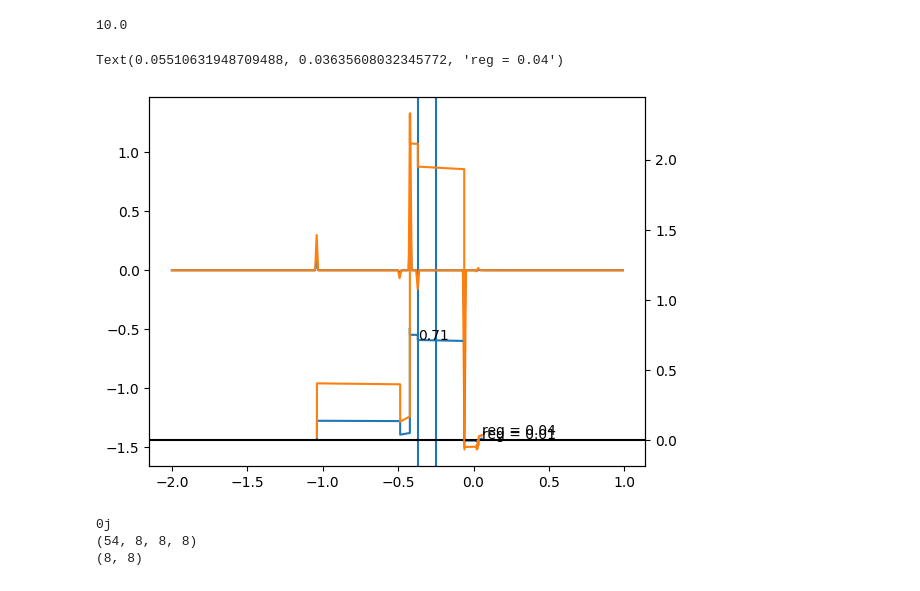
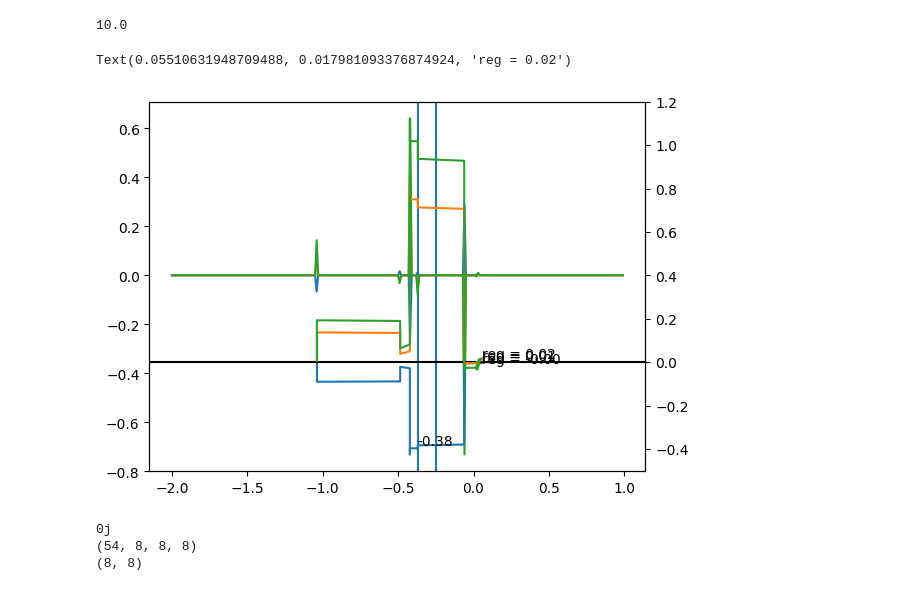
Before and after one commit to benrich37/crawfish, a Jupyter notebook: examples/debug5.ipynb, the cells around one changed output. Cells and saved outputs as stored; diff of their text form; code cells hidden in the pictures.

```diff
--- a/examples/debug5.ipynb
+++ b/examples/debug5.ipynb
@@ -225,15 +225,15 @@ s2_tj_uu *= ssum/np.sum(s2_tj_uu.flatten())
 
 p_tj_uu = (occ_tj[:, :, np.newaxis, np.newaxis] * wk_t[:, np.newaxis, np.newaxis, np.newaxis] / np.sum(np.abs(s2_tj_uu), axis=(2, 3), keepdims=True)) * np.abs(s2_tj_uu)
 h_tj_uu = p_tj_uu * e_tj[:, :, np.newaxis, np.newaxis]
+s_tj_uu = (wk_t[:, np.newaxis, np.newaxis, np.newaxis] / np.sum(np.abs(s2_tj_uu), axis=(2, 3), keepdims=True)) * np.abs(s2_tj_uu)
 
-
-s_tj_uu *= nstates
 
 
 # p_tj_uu = (occ_tj[:, :, np.newaxis, np.newaxis] * wk_t[:, np.newaxis, np.newaxis, np.newaxis] / np.sum(s2_tj_uu, axis=(2, 3), keepdims=True)) * s2_tj_uu
 # h_tj_uu = p_tj_uu * e_tj[:, :, np.newaxis, np.newaxis]
 h_uu = np.real(np.sum(h_tj_uu, axis=(0,1)))
 p_uu = np.real(np.sum(p_tj_uu, axis=(0,1)))
+s_uu = np.real(np.sum(s_tj_uu, axis=(0,1)))
 # p_tj_uu += (occ_tj[:, :, np.newaxis, np.newaxis] * wk_t[:, np.newaxis, np.newaxis, np.newaxis]) * np.abs(s2_tj_uu)
 # p_tj_uu += (occ_tj[:, :, np.newaxis, np.newaxis] * wk_t[:, np.newaxis, np.newaxis, np.newaxis]) * np.abs(s2_tj_uu)
 
@@ -242,15 +242,15 @@ for u in range(nproj):
     for v in range(nproj):
         pw = p_uu[u,v]
         hw = h_uu[u,v]
-        sw = s_uv[u,v]
+        sw = s_uu[u,v]
         if not u == v:
         #if (u in [0,1,2,3]) and (v in [4,5,6,7]):
             for t in range(nstates):
                 for j in range(nbands):
                     cw = np.conj(ex_proj[t,j,u])*ex_proj[t,j,v]
-                    weights_tj[t,j] += pw*np.real(cw)*wk_t[t]
+                    weights_tj[t,j] += hw*np.real(cw)*wk_t[t]
                     weights_tj2[t,j] += pw*np.real(cw)*wk_t[t]
-                    weights_tj3[t,j] += np.real(cw)/nstates
+                    weights_tj3[t,j] += sw*np.real(cw)*wk_t[t]
 
 
 
@@ -288,35 +288,43 @@ mu_idx = np.argsort(abs(np.array(es) - edata.mu))[0]
 twinx.text(es[mu_idx], integs[mu_idx], f"{integs[mu_idx]:.2f}")
 ax.axvline(x=edata.mu)
 ax.axvline(x=es[mu_idx])
 twinx.axhline(y=0, c="black")
 
+weights_sabcj = (weights_tj2).reshape(s,a,b,c,nbands)
+_spectrum = get_gauss_smear_spectrum(erange, e_sabcj, weights_sabcj, SIGMA_DEFAULT)
+spectrum = _spectrum[0] + _spectrum[1]
+ax.plot(erange, spectrum)
+es, integs = get_uneven_integrated_array(e_sabcj, weights_sabcj)
+twinx.plot(es, integs)
+twinx.text(es[-1], integs[-1], f"reg = {integs[-1]:.2f}")
+
 weights_sabcj = (weights_tj3).reshape(s,a,b,c,nbands)
 _spectrum = get_gauss_smear_spectrum(erange, e_sabcj, weights_sabcj, SIGMA_DEFAULT)
 spectrum = _spectrum[0] + _spectrum[1]
 ax.plot(erange, spectrum)
 es, integs = get_uneven_integrated_array(e_sabcj, weights_sabcj)
 twinx.plot(es, integs)
 twinx.text(es[-1], integs[-1], f"reg = {integs[-1]:.2f}")
 
 # weights_sabcj = (weights_tj4).reshape(s,a,b,c,nbands)
 # _spectrum = get_gauss_smear_spectrum(erange, e_sabcj, weights_sabcj, SIGMA_DEFAULT)
 # spectrum = _spectrum[0] + _spectrum[1]
 # ax.plot(erange, spectrum)
 # es, integs = get_uneven_integrated_array(e_sabcj, weights_sabcj)
 # twinx.plot(es, integs)
 # twinx.text(es[-1], integs[-1], f"reg = {integs[-1]:.2f}")
 
 # weights_sabcj = (wk_t[:, np.newaxis]*occ_tj).reshape(s,a,b,c,nbands)
 # _spectrum = get_gauss_smear_spectrum(erange, e_sabcj, weights_sabcj, SIGMA_DEFAULT)
 # spectrum = _spectrum[0] + _spectrum[1]
 # ax.plot(erange, spectrum)
 # es, integs = get_uneven_integrated_array(e_sabcj, weights_sabcj)
 # twinx.plot(es, integs)
 # twinx.text(es[-1], integs[-1], f"tot = {integs[-1]:.2f}")
 # %% [output]
 10.0
-Text(0.05510631948709488, 0.03635608032345772, 'reg = 0.04')
+Text(0.05510631948709488, 0.017981093376874924, 'reg = 0.02')
-[figure, old version]
+[figure, new version]
 # %%
 # ex_proj = nproj_tju
 # s2_tj_uu += 0.5 * (
```
